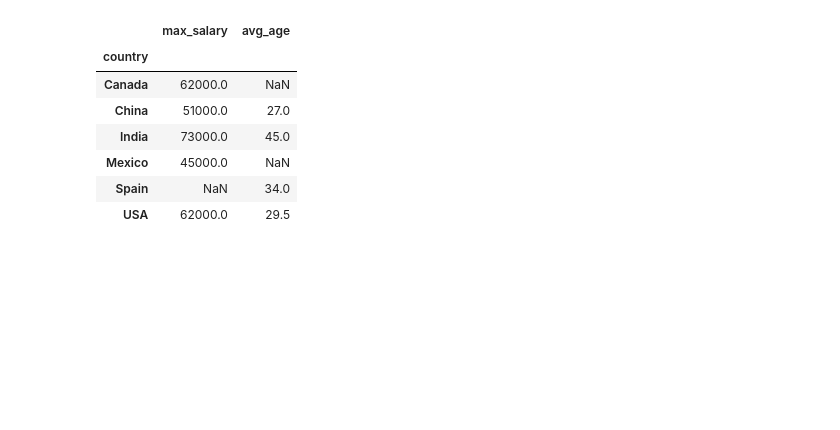
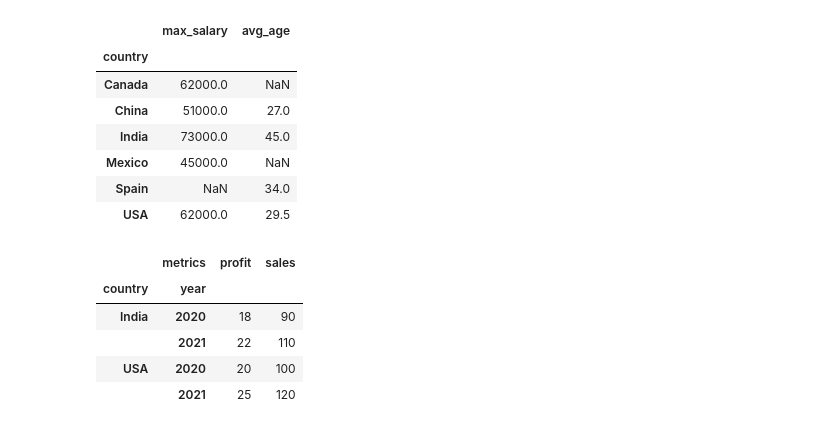
Before and after one commit to sneha2002-alt/Python_libraries, a Jupyter notebook: pandas.ipynb, the cells around one changed output. Drawn from its saved outputs; the diff is of its cells as text; code cells hidden in the pictures; blank space fills up the shorter version.

```diff
--- a/pandas.ipynb
+++ b/pandas.ipynb
@@ -512,3 +512,34 @@ df.groupby("country").agg(
 | Mexico | 45000.0 | NaN |
 | Spain | NaN | 34.0 |
 | USA | 62000.0 | 29.5 |
+# %%
+# Melt & Pivot
+df = pd.DataFrame({
+    "country" : ["USA", "USA", "India", "India"],
+    "year" : [2020, 2021, 2020, 2021],
+    "sales" : [100, 120, 90, 110],
+    "profit" : [20, 25, 18, 22],
+    # "tax" : [10, 20, 30, 40]
+
+})
+
+melted_df = df.melt(
+    id_vars = ["country", "year"],
+    value_vars = ["sales", "profit"],
+    var_name = "metrics",
+    value_name = "value"
+)
+
+original = melted_df.pivot(
+    index = ["country", "year"],
+    columns = "metrics",
+    values = "value"
+)
+original
+# %% [output]
+|  | metrics | profit | sales |
+| country | year |  |  |
+| India | 2020 | 18 | 90 |
+|  | 2021 | 22 | 110 |
+| USA | 2020 | 20 | 100 |
+|  | 2021 | 25 | 120 |
```
Also changed, not shown: parts of 5 cells of this notebook, 4 other files.
